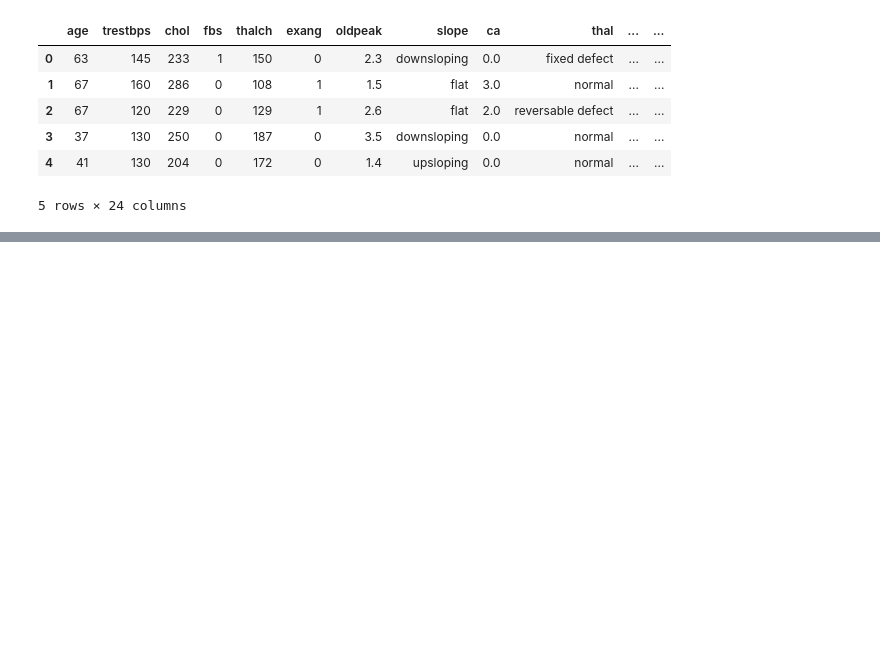
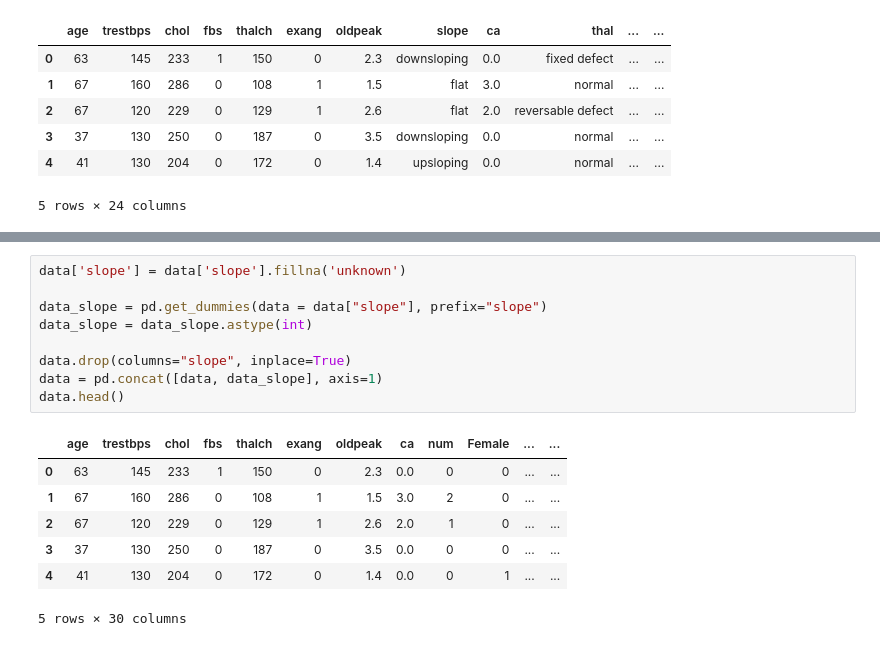
Before and after one commit to MichalPytlarz/ML-ISLP, a Jupyter notebook: Main_Project/cleaning_dataset.ipynb, the cells around one changed output, grey strips where cells are left out. Cells and saved outputs as stored; diff of their text form; blank space fills up the shorter version.

```diff
--- a/Main_Project/cleaning_dataset.ipynb
+++ b/Main_Project/cleaning_dataset.ipynb
@@ -278,0 +322,17 @@ Name: thal, dtype: float64
+# %%
+data['slope'] = data['slope'].fillna('unknown')
+
+data_slope = pd.get_dummies(data = data["slope"], prefix="slope")
+data_slope = data_slope.astype(int)
+
+data.drop(columns="slope", inplace=True)
+data = pd.concat([data, data_slope], axis=1)
+data.head()
+# %% [output]
+|  | age | trestbps | chol | fbs | thalch | exang | oldpeak | ca | num | Female | ... | ... |
+| 0 | 63 | 145 | 233 | 1 | 150 | 0 | 2.3 | 0.0 | 0 | 0 | ... | ... |
+| 1 | 67 | 160 | 286 | 0 | 108 | 1 | 1.5 | 3.0 | 2 | 0 | ... | ... |
+| 2 | 67 | 120 | 229 | 0 | 129 | 1 | 2.6 | 2.0 | 1 | 0 | ... | ... |
+| 3 | 37 | 130 | 250 | 0 | 187 | 0 | 3.5 | 0.0 | 0 | 0 | ... | ... |
+| 4 | 41 | 130 | 204 | 0 | 172 | 0 | 1.4 | 0.0 | 0 | 1 | ... | ... |
+5 rows × 30 columns
```
Also changed, not shown: parts of 26 cells of this notebook, 1 other file.
